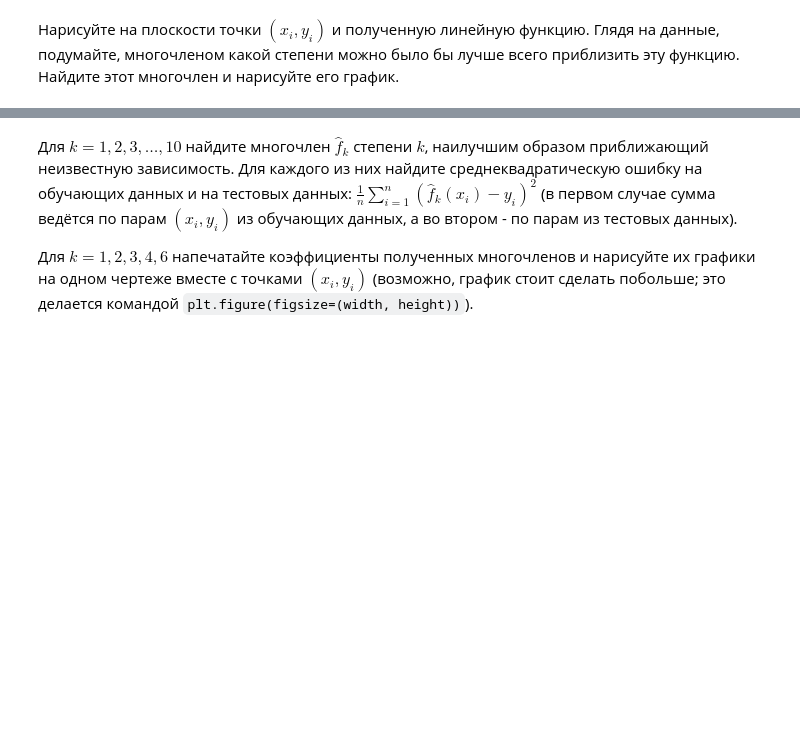
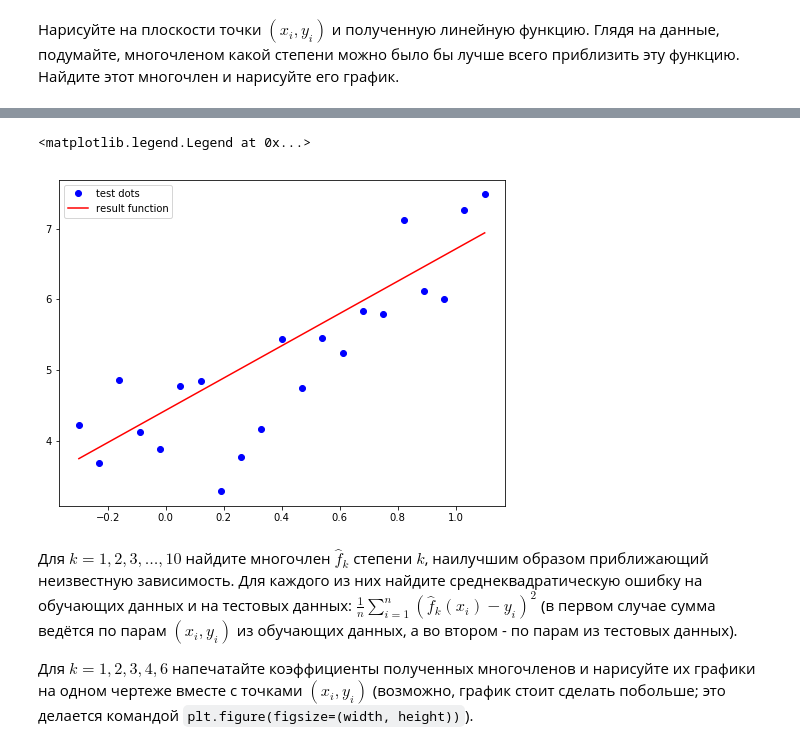
Before and after one commit to Mikhail-off/LinalgLab2, a Jupyter notebook: HSE Lab (linear regression).ipynb, the cells around one changed output, grey strips where cells are left out. Cells and saved outputs as stored; diff of their text form; code cells hidden in the pictures; blank space fills up the shorter version.

```diff
--- a/HSE Lab (linear regression).ipynb
+++ b/HSE Lab (linear regression).ipynb
@@ -121,3 +131,11 @@ plt.legend()
+# %%
+plt.figure(figsize=(8, 6))
+plt.plot(x_test, y_test,'ro', color='blue', label='test dots')
+plt.plot(x_test, list(map(lambda x: x * k_ + b_, x_test)), color='red', label='result function')
+plt.legend()
+# %% [output]
+<matplotlib.legend.Legend at 0x...>
+[figure, added]
 # %% [markdown]
 Для $k = 1,2,3,\ldots,10$ найдите многочлен $\hat{f}_k$ степени $k$, наилучшим образом приближающий неизвестную зависимость. Для каждого из них найдите среднеквадратическую ошибку на обучающих данных и на тестовых данных: $\frac1{n}\sum_{i=1}^n\left( \hat{f}_k(x_i) - y_i \right)^2$ (в первом случае сумма ведётся по парам $(x_i, y_i)$ из обучающих данных, а во втором - по парам из тестовых данных).
 
```
Also changed, not shown: parts of 11 cells of this notebook.
